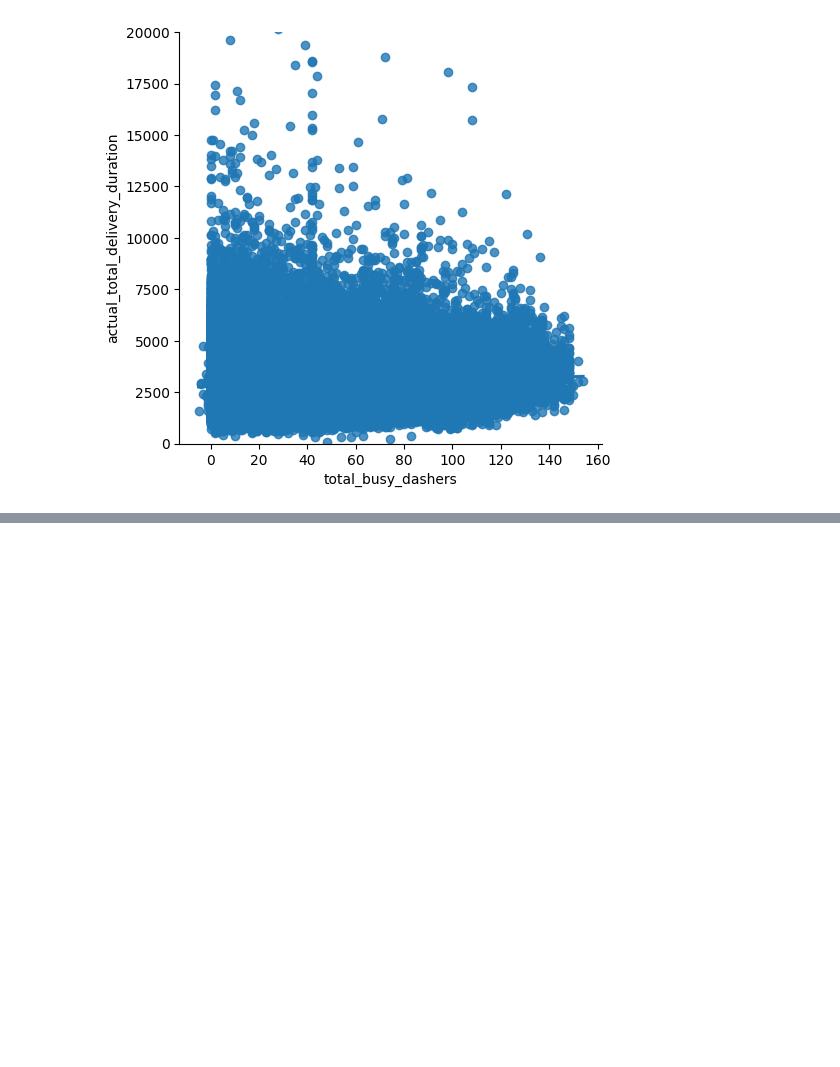
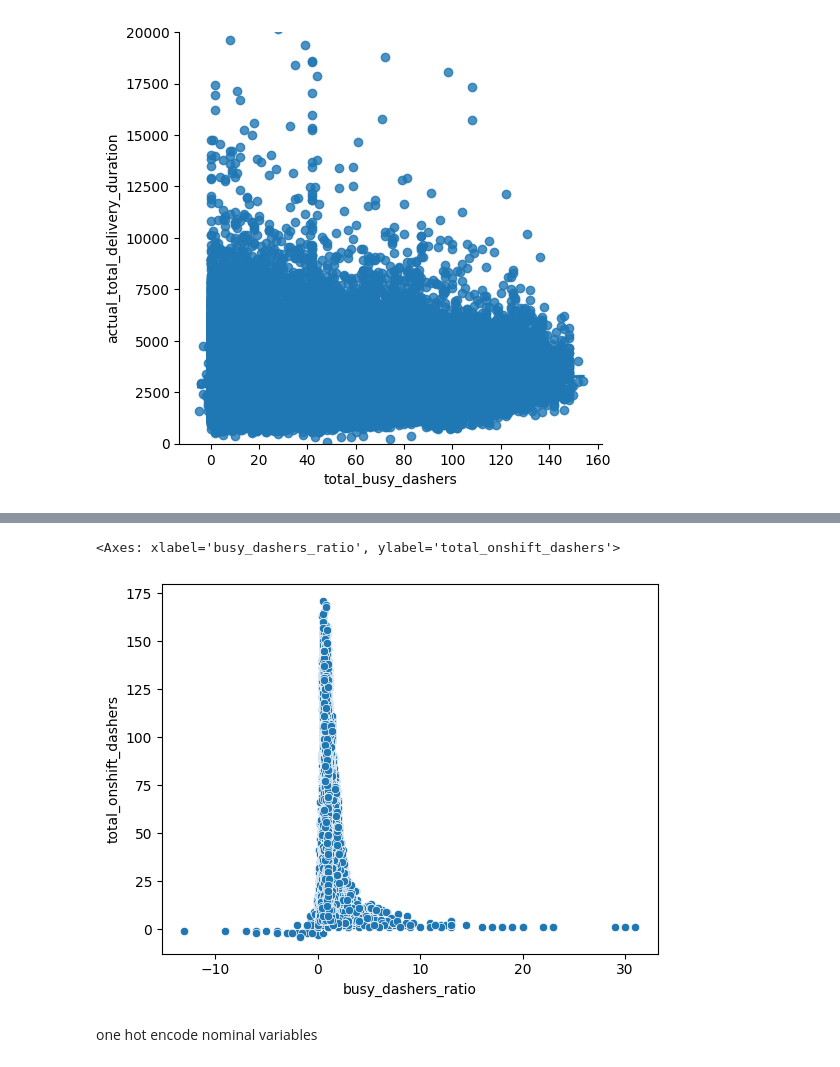
Before and after one commit to adrian-wiktorowicz/DoorDash-Delivery-Duration-Prediction, a Jupyter notebook: door_dash_project.ipynb, the cells around one changed output, grey strips where cells are left out. Cells and saved outputs as stored; diff of their text form; code cells hidden in the pictures; blank space fills up the shorter version.

```diff
--- a/door_dash_project.ipynb
+++ b/door_dash_project.ipynb
@@ -705,0 +763,5 @@ plt.ylim(0, 20000)
+# %%
+sns.scatterplot(data=ddash, x='busy_dashers_ratio', y='total_onshift_dashers')
+# %% [output]
+<Axes: xlabel='busy_dashers_ratio', ylabel='total_onshift_dashers'>
+[figure, added]
@@ -705,0 +770,2 @@ plt.ylim(0, 20000)
+# %% [markdown]
+one hot encode nominal variables
```
Also changed, not shown: parts of 46 cells of this notebook.
